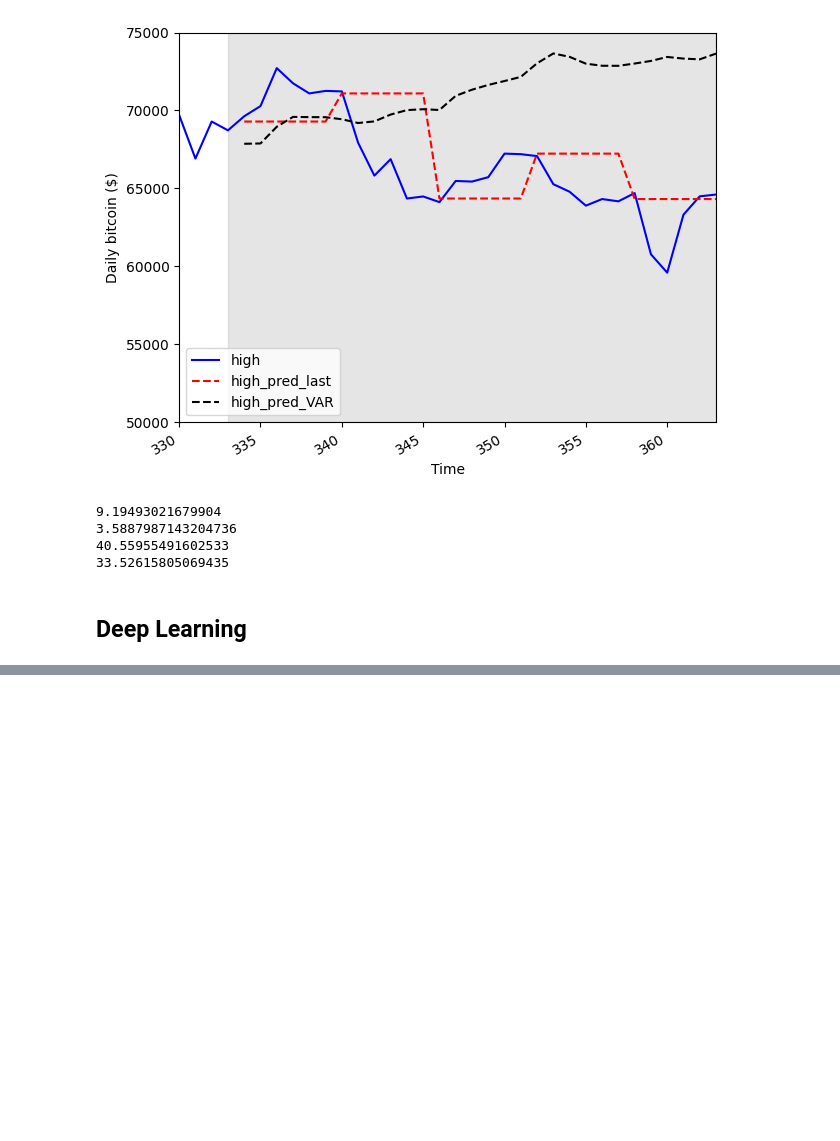
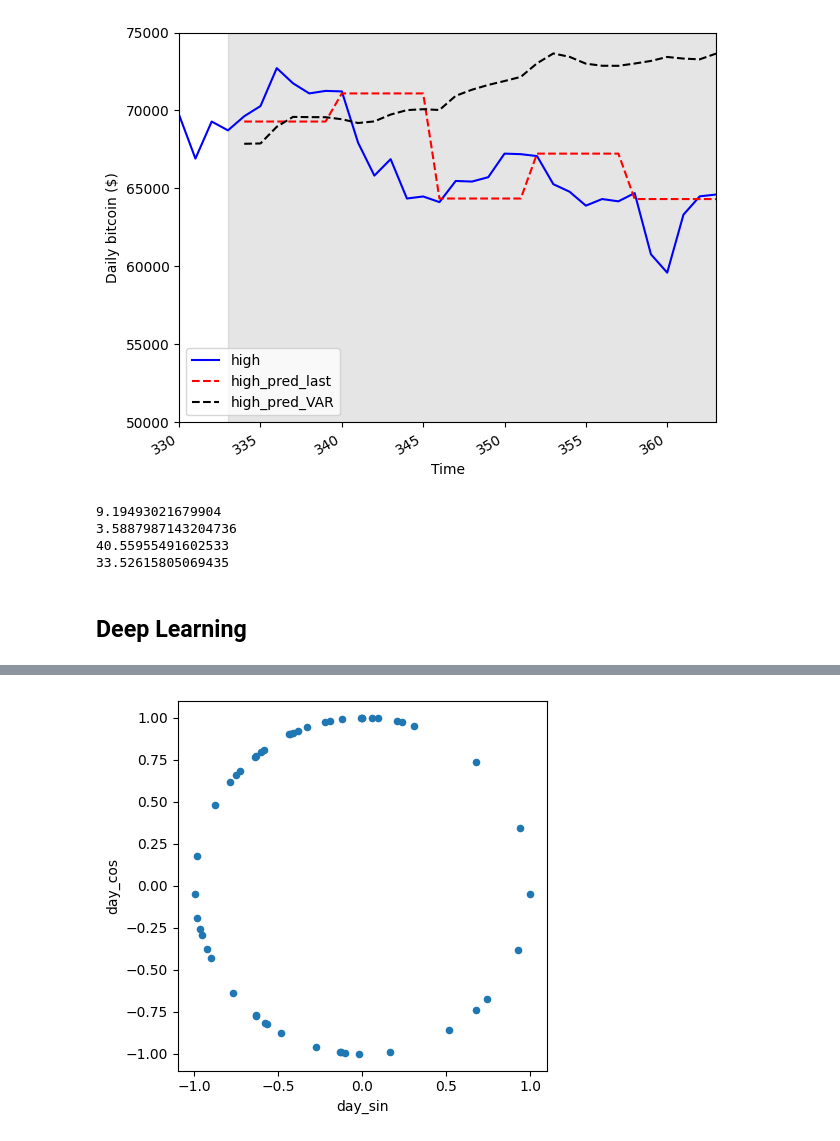
Before and after one commit to baloochyb/PricePrediction, a Jupyter notebook: time_series.ipynb, the cells around one changed output, grey strips where cells are left out. Cells and saved outputs as stored; diff of their text form; code cells hidden in the pictures; blank space fills up the shorter version.

```diff
--- a/time_series.ipynb
+++ b/time_series.ipynb
@@ -1796,3 +1796,10 @@ print(mape_volume_last)
 33.52615805069435
 # %% [markdown]
 ## Deep Learning ##
+# %%
+import numpy as np
+import pandas as pd
+import matplotlib.pyplot as plt
+
+bitcoin = pd.read_csv('Bitcoin2.csv', sep=';')
+bitcoin = bitcoin.iloc[::-1].reset_index(drop=True)
@@ -1798,0 +1817,14 @@ print(mape_volume_last)
+# %%
+cols_to_drop = ['timeOpen', 'timeClose', 'timeLow', 'timestamp', 'name', 'marketCap']
+bitcoin = bitcoin.drop(cols_to_drop, axis=1)
+# %%
+import datetime
+timestamp_s = pd.to_datetime(bitcoin['timeHigh']).map(datetime.datetime.timestamp)
+# %%
+day = 24 * 60 * 60
+bitcoin['day_sin'] = (np.sin(timestamp_s * (2*np.pi/day))).values
+bitcoin['day_cos'] = (np.cos(timestamp_s * (2*np.pi/day))).values
+bitcoin = bitcoin.drop(['timeHigh'], axis=1)
+bitcoin.sample(50).plot.scatter('day_sin','day_cos').set_aspect('equal')
+# %% [output]
+[figure, added]
```
Also changed, not shown: parts of 1 cell of this notebook.
